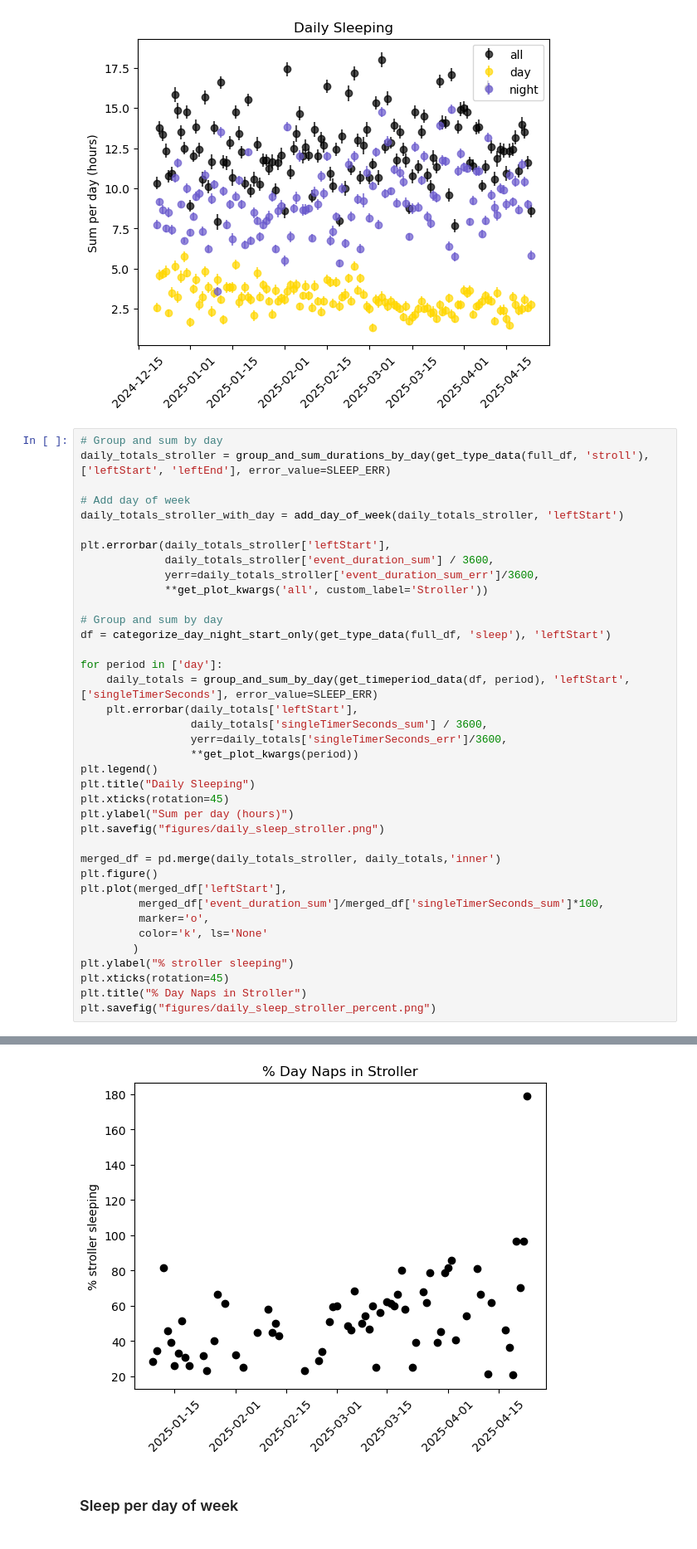
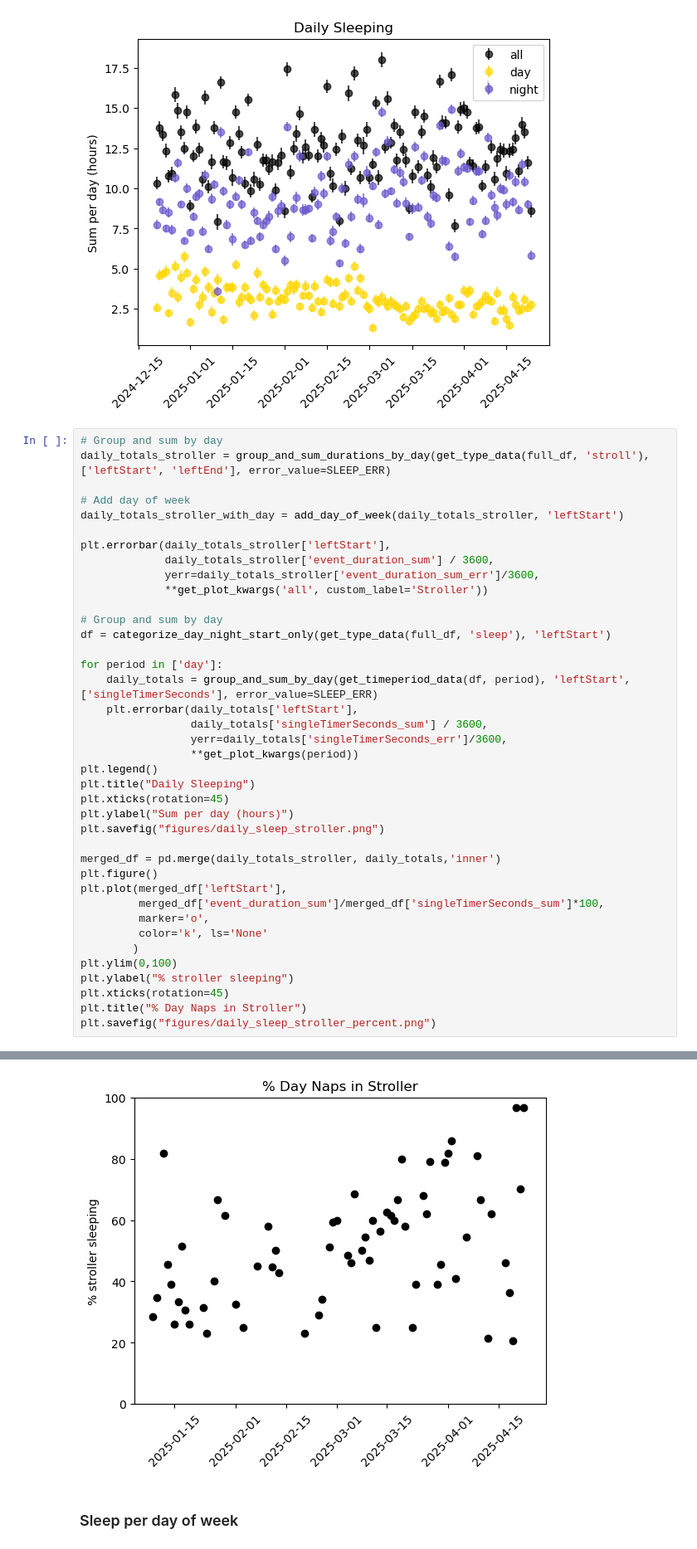
Before and after one commit to deividribeiro/baby_growth_tracking, a Jupyter notebook: mybaby.ipynb, the cells around one changed output, grey strips where cells are left out. Shown at 83% size. Drawn from its saved outputs; the diff is of its cells as text.

```diff
--- a/mybaby.ipynb
+++ b/mybaby.ipynb
@@ -457,34 +468,35 @@ plt.errorbar(daily_totals_stroller['leftStart'],
              **get_plot_kwargs('all', custom_label='Stroller'))
 
 # Group and sum by day
 df = categorize_day_night_start_only(get_type_data(full_df, 'sleep'), 'leftStart')
 
 for period in ['day']:
     daily_totals = group_and_sum_by_day(get_timeperiod_data(df, period), 'leftStart', ['singleTimerSeconds'], error_value=SLEEP_ERR)
     plt.errorbar(daily_totals['leftStart'],
                  daily_totals['singleTimerSeconds_sum'] / 3600,
                  yerr=daily_totals['singleTimerSeconds_err']/3600,
                  **get_plot_kwargs(period))
 plt.legend()
 plt.title("Daily Sleeping")
 plt.xticks(rotation=45)
 plt.ylabel("Sum per day (hours)")
 plt.savefig("figures/daily_sleep_stroller.png")
 
 merged_df = pd.merge(daily_totals_stroller, daily_totals,'inner')
 plt.figure()
 plt.plot(merged_df['leftStart'],
          merged_df['event_duration_sum']/merged_df['singleTimerSeconds_sum']*100,
          marker='o',
          color='k', ls='None'
         )
+plt.ylim(0,100)
 plt.ylabel("% stroller sleeping")
 plt.xticks(rotation=45)
 plt.title("% Day Naps in Stroller")
 plt.savefig("figures/daily_sleep_stroller_percent.png")
 # %% [output]
 [figure]
-[figure, old version]
+[figure, new version]
 # %% [markdown]
 ### Sleep per day of week
 # %%
```
Also changed, not shown: parts of 3 cells of this notebook, 2 other files.
